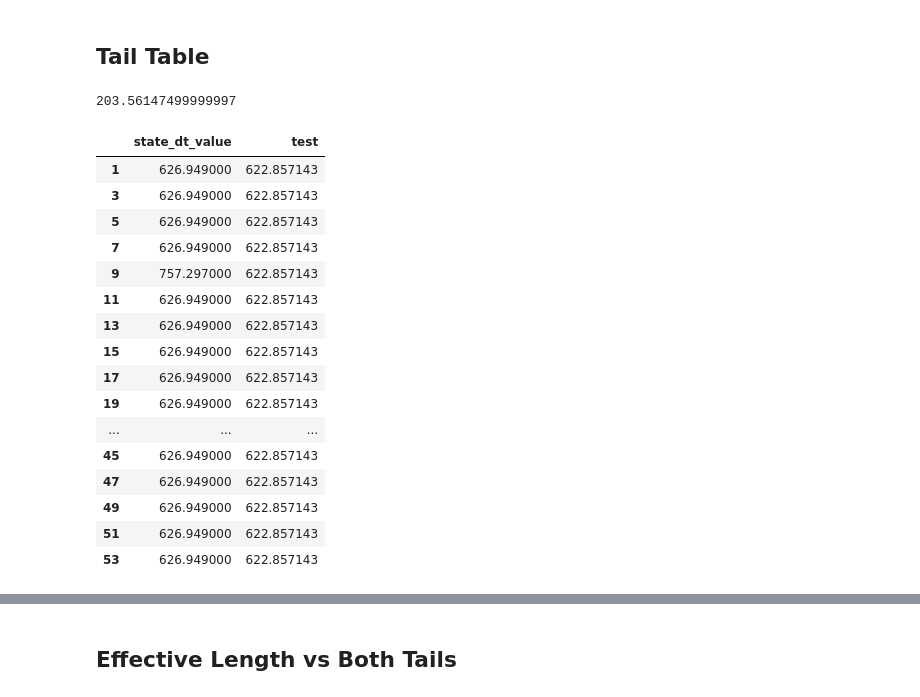
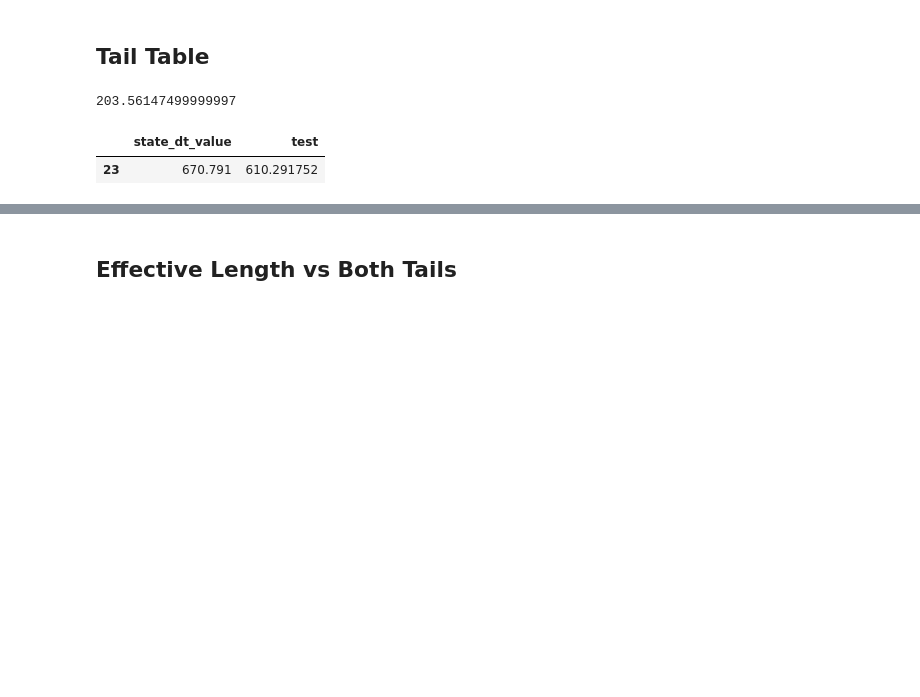
Before and after one commit to niekcde/river_hierarchy, a Jupyter notebook: RAPID/notebooks/timestep_stability.ipynb, the cells around one changed output, grey strips where cells are left out. Cells and saved outputs as stored; diff of their text form; code cells hidden in the pictures; blank space fills up the shorter version.

```diff
--- a/RAPID/notebooks/timestep_stability.ipynb
+++ b/RAPID/notebooks/timestep_stability.ipynb
@@ -78,28 +64,14 @@ tail_df
 203.56147499999997
 # %%
 D = tail_df[tail_df['tail'] == 'dt_min'].copy()
+D = D[D['state_id'] == 'S011_unit_3']
 2*(D['rapid_effective_length_m'] / D['rapid_celerity_mps'])*0.1
 
 D['test'] = 2*(218 / D['rapid_celerity_mps'])*0.1
 D[['state_dt_value', 'test']]
 # %% [output]
 |  | state_dt_value | test |
-| 1 | 626.949000 | 622.857143 |
-| 3 | 626.949000 | 622.857143 |
-| 5 | 626.949000 | 622.857143 |
-| 7 | 626.949000 | 622.857143 |
-| 9 | 757.297000 | 622.857143 |
-| 11 | 626.949000 | 622.857143 |
-| 13 | 626.949000 | 622.857143 |
-| 15 | 626.949000 | 622.857143 |
-| 17 | 626.949000 | 622.857143 |
-| 19 | 626.949000 | 622.857143 |
-| ... | ... | ... |
-| 45 | 626.949000 | 622.857143 |
-| 47 | 626.949000 | 622.857143 |
-| 49 | 626.949000 | 622.857143 |
-| 51 | 626.949000 | 622.857143 |
-| 53 | 626.949000 | 622.857143 |
+| 23 | 670.791 | 610.291752 |
 # %%
 display(
     tail_df[[
```
Also changed, not shown: parts of 2 cells of this notebook, 13 other files.
